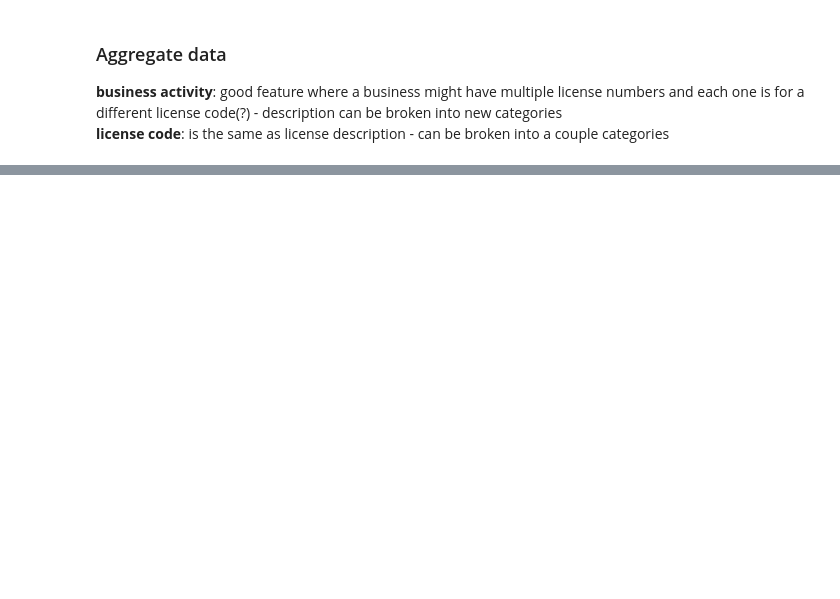
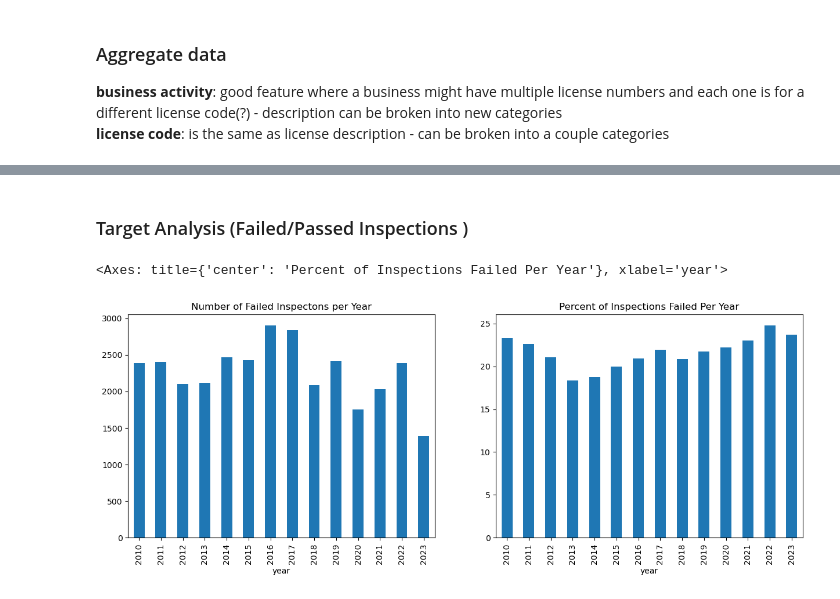
Before and after one commit to ejw-data/proj-food-inspections, a Jupyter notebook: feature_analysis.ipynb, the cells around one changed output, grey strips where cells are left out. Saved outputs shown, nothing was run; the diff lists cells and outputs as text; code cells hidden in the pictures; blank space fills up the shorter version.

```diff
--- a/feature_analysis.ipynb
+++ b/feature_analysis.ipynb
@@ -60,4 +62,6 @@ PIL 9.4.0 asttokens NA backcall 0.2.0 beta_ufunc NA binom_ufunc NA bottleneck 1.
 ### Read Dataset
 # %%
 # Read data
-restaurant_df = pd.read_csv('./data/manipulated/combined_data.csv')
+restaurant_df = pd.read_csv('./data/manipulated/combined_data.csv', parse_dates=['inspect_date', 'approx_start_date'])
+restaurant_df['week'] = restaurant_df['inspect_date'].dt.week
+restaurant_df.head()
@@ -177,0 +221,12 @@ Hospital Food courts
+# %%
+# # the combination of multiple business at the same address with the same license is an example of large food courts like the O'Hare Airport
+restaurant_df.rename(columns={'Unnamed: 0':'old_index'}, inplace=True)
+temp = restaurant_df.groupby(['address_x', 'license_num']).size()
+# temp.groupby('aka_name_x').count().sort_values(by='address_x', ascending=False)
+# temp.groupby(['aka_name_x', 'license_num']).count()[0].sort_values(ascending=False)
+# restaurant_df[(restaurant_df['aka_name_x'] == 'LUCKY STRIKE')].sort_values(by='address_x')
+# restaurant_df[(restaurant_df['license_num'] == 2609815) & (restaurant_df['address_x'] == '1027 W ADDISON ST')]
+
+# restaurant_df[(restaurant_df['aka_name_x'] == 'SUBWAY')].sort_values(by='address_x')
+
+temp
@@ -226,0 +333,13 @@ restaurant_df.groupby(['aka_name_x','license_num','bus_activity','license_code']
+# %% [markdown]
+### Target Analysis (Failed/Passed Inspections )
+# %%
+total_records = restaurant_df.groupby('year').count()['inspect_id']
+failed_records = restaurant_df[restaurant_df['results'] == 'Fail'].groupby('year').count()['inspect_id']
+failed_percent = failed_records/total_records*100
+
+fig, axes = plt.subplots(nrows=1, ncols=2, figsize=(15,5))
+failed_records.plot.bar(ax=axes[0], title="Number of Failed Inspectons per Year")
+failed_percent.plot.bar(ax=axes[1], title="Percent of Inspections Failed Per Year")
+# %% [output]
+<Axes: title={'center': 'Percent of Inspections Failed Per Year'}, xlabel='year'>
+[figure, added]
```
Also changed, not shown: parts of 44 cells of this notebook, 1 other file.
